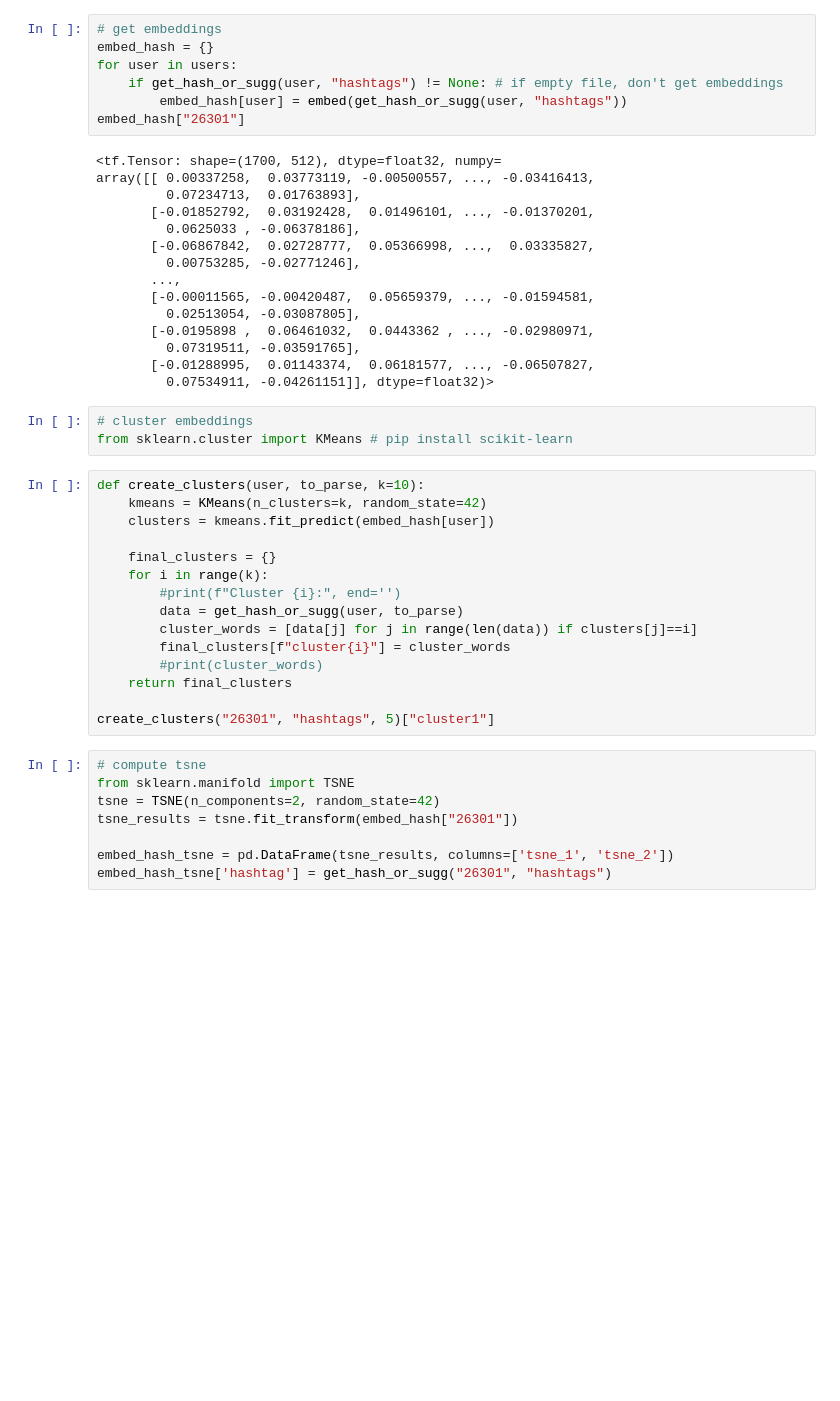
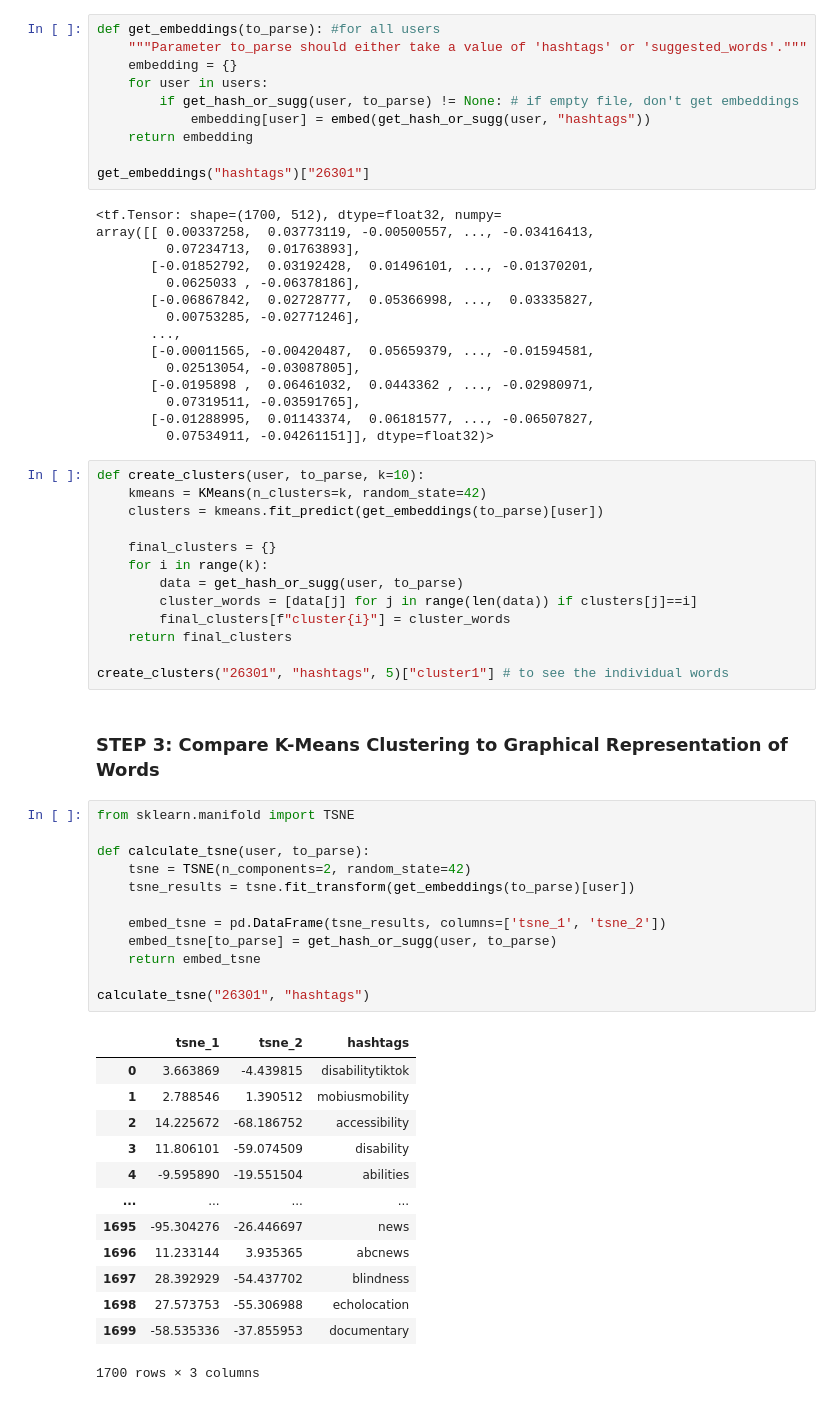
Before and after one commit to carolinejjung/tiktok-news-exposure, a Jupyter notebook: 6-clustering/clustering.ipynb, the cells around one changed output. Drawn from its saved outputs; the diff is of its cells as text; blank space fills up the shorter version.

```diff
--- a/6-clustering/clustering.ipynb
+++ b/6-clustering/clustering.ipynb
@@ -49,11 +49,14 @@ import json
 embed = hub.load("https://tfhub.dev/google/universal-sentence-encoder/4")
 # %%
-# get embeddings
-embed_hash = {}
-for user in users:
-    if get_hash_or_sugg(user, "hashtags") != None: # if empty file, don't get embeddings
-        embed_hash[user] = embed(get_hash_or_sugg(user, "hashtags"))
-embed_hash["26301"]
+def get_embeddings(to_parse): #for all users
+    """Parameter to_parse should either take a value of 'hashtags' or 'suggested_words'."""
+    embedding = {}
+    for user in users:
+        if get_hash_or_sugg(user, to_parse) != None: # if empty file, don't get embeddings
+            embedding[user] = embed(get_hash_or_sugg(user, "hashtags"))
+    return embedding
+
+get_embeddings("hashtags")["26301"]
 # %% [output]
 <tf.Tensor: shape=(1700, 512), dtype=float32, numpy=
 array([[ 0.00337258,  0.03773119, -0.00500557, ..., -0.03416413,
@@ -69,30 +72,45 @@ array([[ 0.00337258,  0.03773119, -0.00500557, ..., -0.03416413,
          0.07319511, -0.03591765],
        [-0.01288995,  0.01143374,  0.06181577, ..., -0.06507827,
          0.07534911, -0.04261151]], dtype=float32)>
-# %%
-# cluster embeddings
-from sklearn.cluster import KMeans # pip install scikit-learn
 # %%
 def create_clusters(user, to_parse, k=10):
     kmeans = KMeans(n_clusters=k, random_state=42)
-    clusters = kmeans.fit_predict(embed_hash[user])
+    clusters = kmeans.fit_predict(get_embeddings(to_parse)[user])
 
     final_clusters = {}
     for i in range(k):
-        #print(f"Cluster {i}:", end='')
         data = get_hash_or_sugg(user, to_parse)
         cluster_words = [data[j] for j in range(len(data)) if clusters[j]==i]
         final_clusters[f"cluster{i}"] = cluster_words
-        #print(cluster_words)
     return final_clusters
 
-create_clusters("26301", "hashtags", 5)["cluster1"]
+create_clusters("26301", "hashtags", 5)["cluster1"] # to see the individual words
+# %% [markdown]
+### STEP 3: Compare K-Means Clustering to Graphical Representation of Words
 # %%
-# compute tsne
 from sklearn.manifold import TSNE
-tsne = TSNE(n_components=2, random_state=42)
-tsne_results = tsne.fit_transform(embed_hash["26301"])
 
-embed_hash_tsne = pd.DataFrame(tsne_results, columns=['tsne_1', 'tsne_2'])
-embed_hash_tsne['hashtag'] = get_hash_or_sugg("26301", "hashtags")
+def calculate_tsne(user, to_parse):
+    tsne = TSNE(n_components=2, random_state=42)
+    tsne_results = tsne.fit_transform(get_embeddings(to_parse)[user])
+
+    embed_tsne = pd.DataFrame(tsne_results, columns=['tsne_1', 'tsne_2'])
+    embed_tsne[to_parse] = get_hash_or_sugg(user, to_parse)
+    return embed_tsne
+
+calculate_tsne("26301", "hashtags")
+# %% [output]
+|  | tsne_1 | tsne_2 | hashtags |
+| 0 | 3.663869 | -4.439815 | disabilitytiktok |
+| 1 | 2.788546 | 1.390512 | mobiusmobility |
+| 2 | 14.225672 | -68.186752 | accessibility |
+| 3 | 11.806101 | -59.074509 | disability |
+| 4 | -9.595890 | -19.551504 | abilities |
+| ... | ... | ... | ... |
+| 1695 | -95.304276 | -26.446697 | news |
+| 1696 | 11.233144 | 3.935365 | abcnews |
+| 1697 | 28.392929 | -54.437702 | blindness |
+| 1698 | 27.573753 | -55.306988 | echolocation |
+| 1699 | -58.535336 | -37.855953 | documentary |
+1700 rows × 3 columns
 # %%
```
Also changed, not shown: parts of 2 cells of this notebook.
